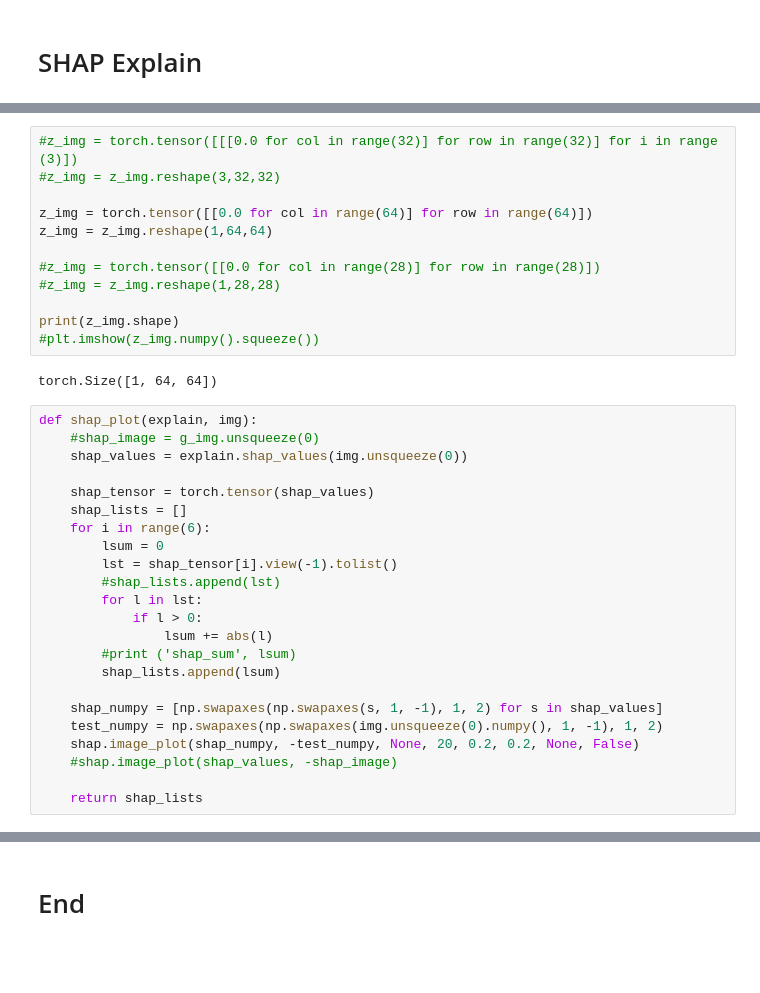
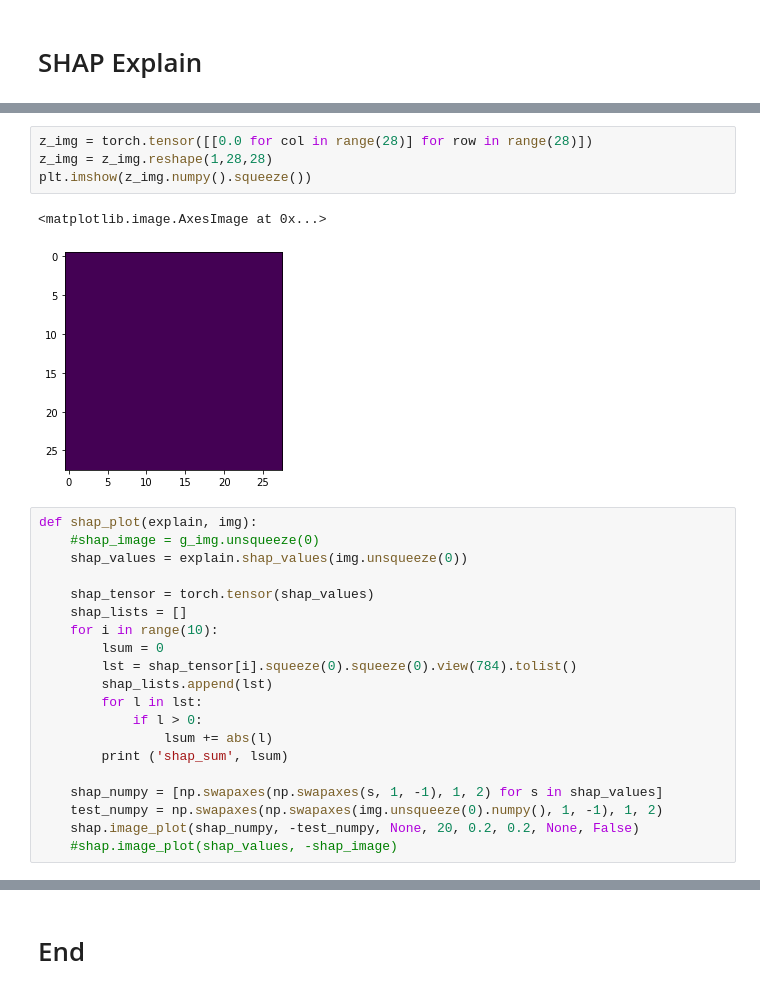
Before and after one commit to harshkasyap/fl, a Jupyter notebook: src/shap/fl-shap.ipynb, the cells around one changed output, grey strips where cells are left out. Cells and saved outputs as stored; diff of their text form; blank space fills up the shorter version.

```diff
--- a/src/shap/fl-shap.ipynb
+++ b/src/shap/fl-shap.ipynb
@@ -197,17 +200,10 @@ torch.Size([1, 64, 64]) tensor(0)
 # %%
-#z_img = torch.tensor([[[0.0 for col in range(32)] for row in range(32)] for i in range (3)])
-#z_img = z_img.reshape(3,32,32)
-
-z_img = torch.tensor([[0.0 for col in range(64)] for row in range(64)])
-z_img = z_img.reshape(1,64,64)
-
-#z_img = torch.tensor([[0.0 for col in range(28)] for row in range(28)])
-#z_img = z_img.reshape(1,28,28)
-
-print(z_img.shape)
-#plt.imshow(z_img.numpy().squeeze())
+z_img = torch.tensor([[0.0 for col in range(28)] for row in range(28)])
+z_img = z_img.reshape(1,28,28)
+plt.imshow(z_img.numpy().squeeze())
 # %% [output]
-torch.Size([1, 64, 64])
+<matplotlib.image.AxesImage at 0x...>
+[figure, added]
 # %%
 def shap_plot(explain, img):
     #shap_image = g_img.unsqueeze(0)
@@ -215,22 +211,19 @@ def shap_plot(explain, img):
 
     shap_tensor = torch.tensor(shap_values)
     shap_lists = []
-    for i in range(6):
+    for i in range(10):
         lsum = 0
-        lst = shap_tensor[i].view(-1).tolist()
-        #shap_lists.append(lst)
+        lst = shap_tensor[i].squeeze(0).squeeze(0).view(784).tolist()
+        shap_lists.append(lst)
         for l in lst:
             if l > 0:
                 lsum += abs(l)
-        #print ('shap_sum', lsum)
-        shap_lists.append(lsum)
+        print ('shap_sum', lsum)
 
     shap_numpy = [np.swapaxes(np.swapaxes(s, 1, -1), 1, 2) for s in shap_values]
     test_numpy = np.swapaxes(np.swapaxes(img.unsqueeze(0).numpy(), 1, -1), 1, 2)
     shap.image_plot(shap_numpy, -test_numpy, None, 20, 0.2, 0.2, None, False)
     #shap.image_plot(shap_values, -shap_image)
-
-    return shap_lists
 # %%
 from torch.nn import functional as F
 
```
Also changed, not shown: parts of 13 cells of this notebook, 5 other files.
